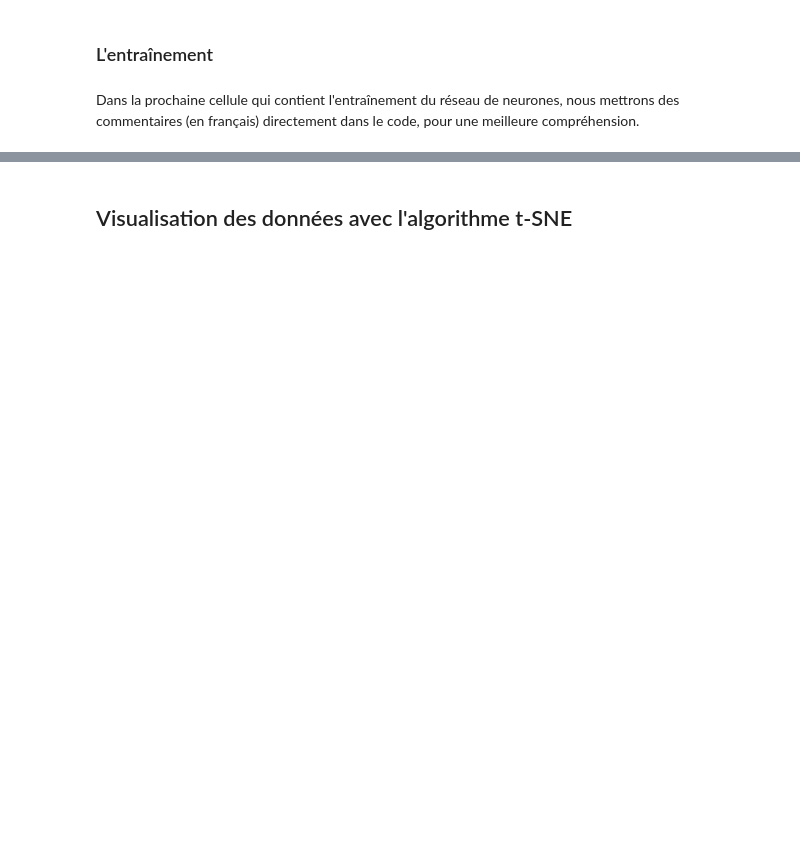
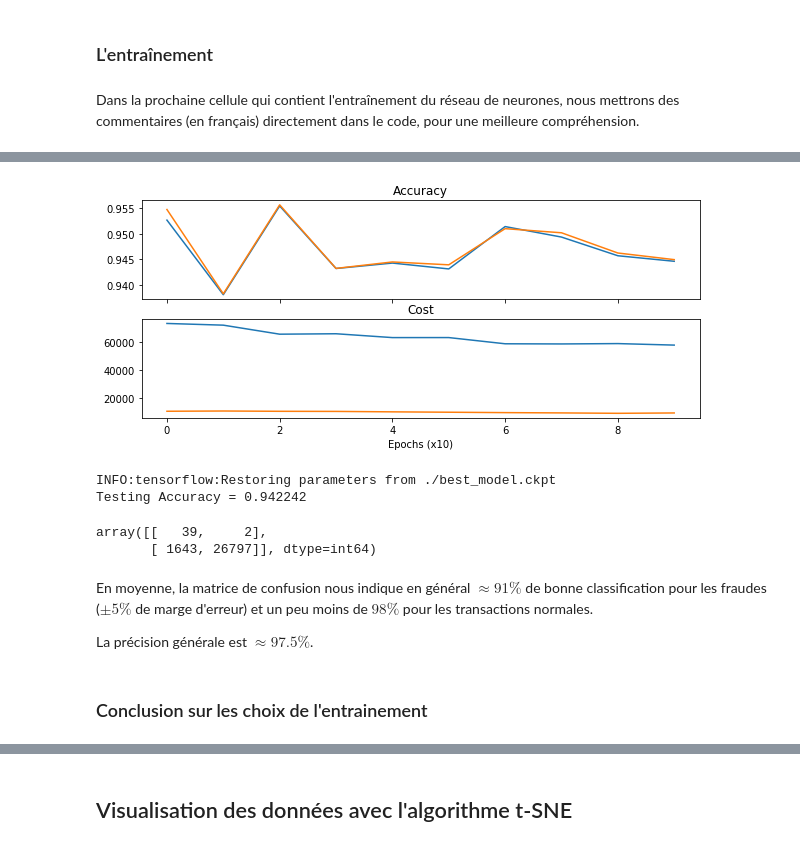
Before and after one commit to atthom/SD_Credit-Card-Fraud-Challenge, a Jupyter notebook: CreditCardFraudChallenge_CédricThomasThomasMiniVincent.ipynb, the cells around one changed output, grey strips where cells are left out. Drawn from its saved outputs; the diff is of its cells as text; code cells hidden in the pictures; blank space fills up the shorter version.

```diff
--- a/CreditCardFraudChallenge_CédricThomasThomasMiniVincent.ipynb
+++ b/CreditCardFraudChallenge_CédricThomasThomasMiniVincent.ipynb
@@ -585,0 +697,10 @@ plt.show()
+# %%
+# Split the testing data into validation and testing sets
+split = int(len(y_test)/2)
+
+inputX = X_train.as_matrix()
+inputY = y_train.as_matrix()
+inputX_valid = X_test.as_matrix()[:split]
+inputY_valid = y_test.as_matrix()[:split]
+inputX_test = X_test.as_matrix()[split:]
+inputY_test = y_test.as_matrix()[split:]
@@ -585,0 +750,18 @@ plt.show()
+# %%
+# Parameters
+training_epochs = 10 # should be 2000, it will timeout when uploading
+training_dropout = 0.9
+display_step = 1 # 10
+n_samples = y_train.shape[0]
+batch_size = 2048
+learning_rate = 0.005
+# %%
+# Cost function: Cross Entropy
+cost = -tf.reduce_sum(y_ * tf.log(y))
+
+# We will optimize our model via AdamOptimizer
+optimizer = tf.train.AdamOptimizer(learning_rate).minimize(cost)
+
+# Correct prediction if the most likely value (Fraud or Normal) from softmax equals the target value.
+correct_prediction = tf.equal(tf.argmax(y,1), tf.argmax(y_,1))
+accuracy = tf.reduce_mean(tf.cast(correct_prediction, tf.float32))
@@ -585,0 +859,42 @@ plt.show()
+# %%
+# Plot the accuracy and cost summaries
+f, (ax1, ax2) = plt.subplots(2, 1, sharex=True, figsize=(10,4))
+
+ax1.plot(accuracy_summary) # blue
+ax1.plot(valid_accuracy_summary) # green
+ax1.set_title('Accuracy')
+
+ax2.plot(cost_summary)
+ax2.plot(valid_cost_summary)
+ax2.set_title('Cost')
+
+plt.xlabel('Epochs (x10)')
+plt.show()
+# %% [output]
+[figure, added]
+# %%
+# Find the predicted values, then use them to build a confusion matrix
+predicted = tf.argmax(y, 1)
+with tf.Session() as sess:
+    # Load the best weights
+    saver.restore(sess, checkpoint)
+    testing_predictions, testing_accuracy = sess.run([predicted, accuracy],
+                                                     feed_dict={x: inputX_test, y_:inputY_test, pkeep: 1})
+
+    #print("F1-Score =", f1_score(inputY_test[:,1], testing_predictions))
+    print("Testing Accuracy =", testing_accuracy)
+    print()
+    c = confusion_matrix(inputY_test[:,1], testing_predictions)
+
+c
+# %% [output]
+INFO:tensorflow:Restoring parameters from ./best_model.ckpt
+Testing Accuracy = 0.942242
+array([[   39,     2],
+       [ 1643, 26797]], dtype=int64)
+# %% [markdown]
+En moyenne, la matrice de confusion nous indique en général $\approx91\%$ de bonne classification pour les fraudes ($\pm5\%$ de marge d'erreur) et un peu moins de $98\%$ pour les transactions normales.
+
+La précision générale est $\approx97.5\%$.
+# %% [markdown]
+### Conclusion sur les choix de l'entrainement
```
Also changed, not shown: parts of 59 cells of this notebook.
